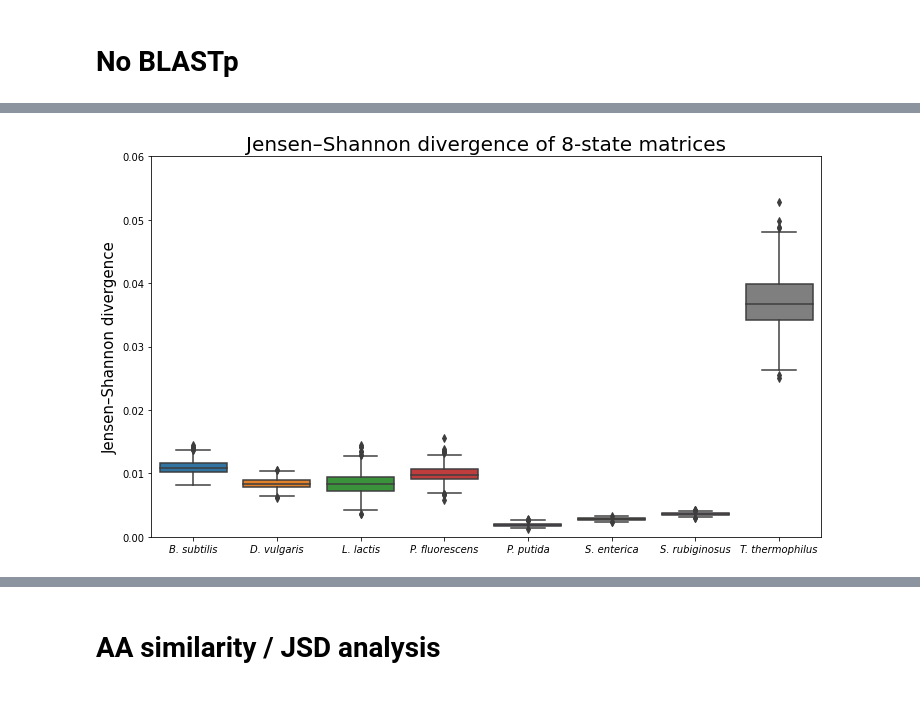
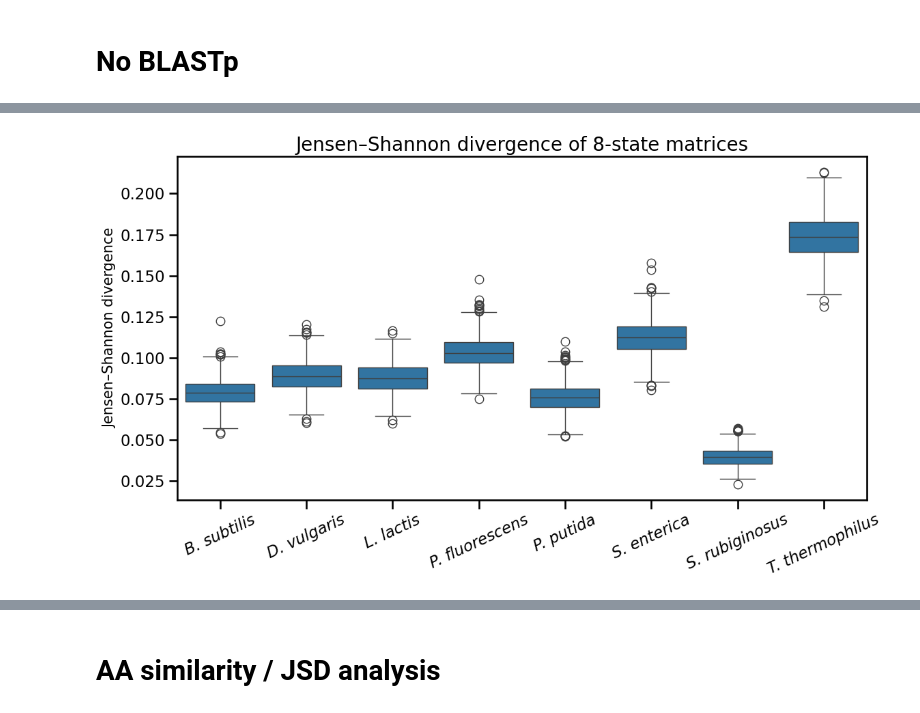
Before and after one commit to alibekk93/project-protein_folding_distances, a Jupyter notebook: SS_and_expression_systems_v3.ipynb, the cells around one changed output, grey strips where cells are left out. Cells and saved outputs as stored; diff of their text form; code cells hidden in the pictures.

```diff
--- a/SS_and_expression_systems_v3.ipynb
+++ b/SS_and_expression_systems_v3.ipynb
@@ -788,6 +781,8 @@ ci_df_long['JSD3_range'] = ci_df.JSD3_range.explode()
 ci_df_long = ci_df_long.rename_axis('Species').reset_index()
 # %%
 ci_df_long.to_pickle('ci_df_long.pkl')
+# %%
+sns.set_context('talk')
 # %%
 from numpy.core.fromnumeric import size
 fig, ax = plt.subplots(figsize = (12, 7))
@@ -858,19 +854,23 @@ files.download('JSD_permutation_noFilter.svg')
+# %%
+resampled_JSD_noFilter.reset_index(inplace=True)
+resampled_JSD_noFilter.columns = ['Species', 'JSD8', 'JSD3']
 # %%
 from numpy.core.fromnumeric import size
 fig, ax = plt.subplots(figsize = (12, 7))
-fig = sns.boxplot(data=ci_df_long, x='Species', y='JSD8_range')
+fig = sns.boxplot(data=resampled_JSD_noFilter, x='Species', y='JSD8')
 fig.set_xlabel('')
 fig.set_ylabel('Jensen–Shannon divergence', size=15)
 fig.set_title('Jensen–Shannon divergence of 8-state matrices', size=20)
-fig.set_xticklabels(species_names_veryshort, style = 'italic')
+fig.set_xticklabels(species_names_veryshort, style = 'italic', rotation = 25)
 
-plt.ylim([0,0.06])
+# plt.ylim([0,0.2])
+plt.tight_layout()
 
-ax.get_figure().savefig('08_JSD8_boxplot.svg')
-files.download('08_JSD8_boxplot.svg')
+ax.get_figure().savefig('10_JSD8_boxplot_noBLASTp.svg')
+files.download('10_JSD8_boxplot_noBLASTp.svg')
 # %% [output]
 [interactive output not drawn]
 [interactive output not drawn]
-[figure, old version]
+[figure, new version]
 # %%
 fig, ax = plt.subplots(figsize = (12, 7))
```
Also changed, not shown: parts of 9 cells of this notebook.
